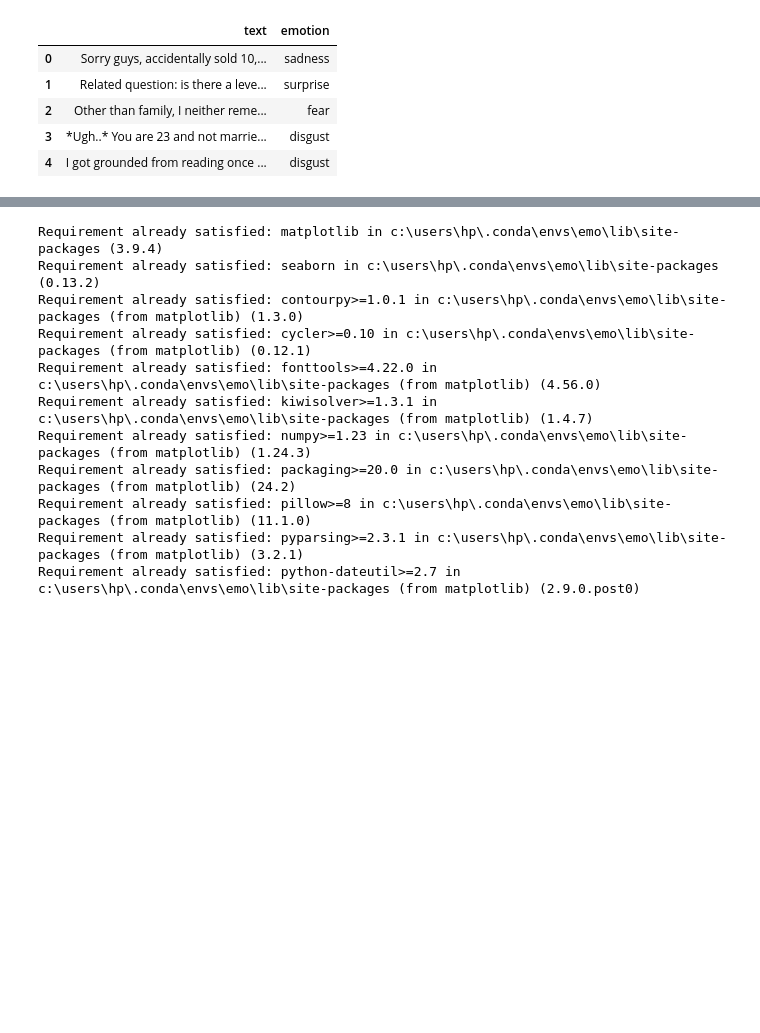
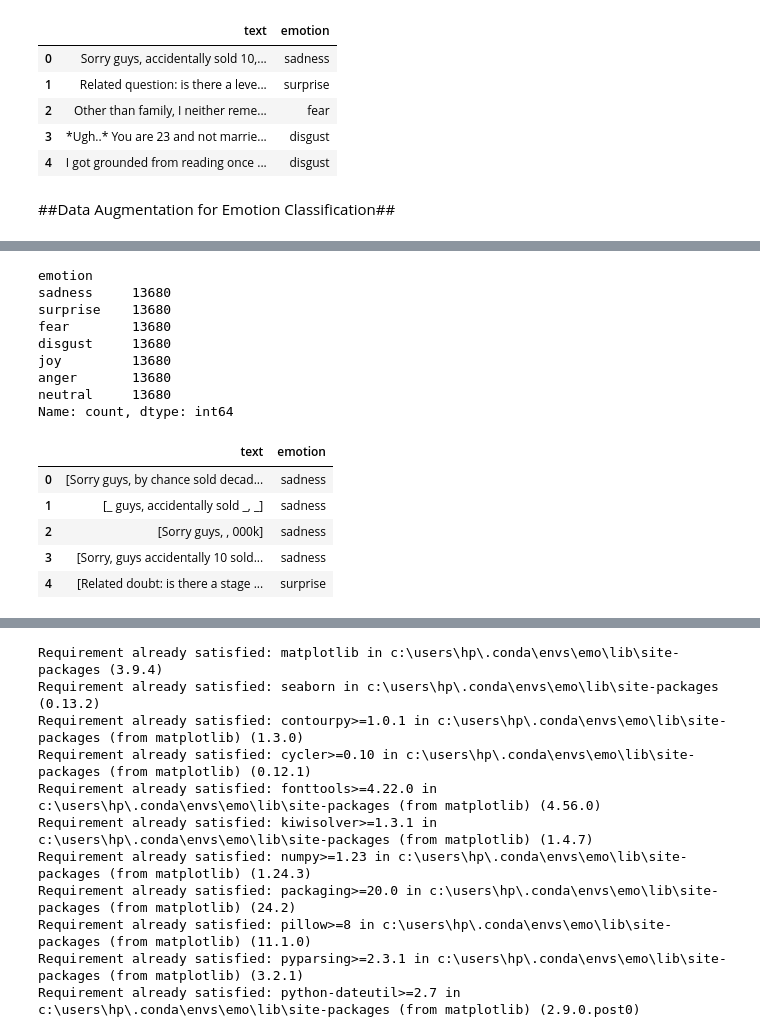
Before and after one commit to jayjiratta/VoxSent, a Jupyter notebook: train_6_emotions.ipynb, the cells around one changed output, grey strips where cells are left out. Saved outputs shown, nothing was run; the diff lists cells and outputs as text; code cells hidden in the pictures; blank space fills up the shorter version.

```diff
--- a/train_6_emotions.ipynb
+++ b/train_6_emotions.ipynb
@@ -74,3 +82,41 @@ Name: count, dtype: int64
 | 2 | Other than family, I neither reme... | fear |
 | 3 | *Ugh..* You are 23 and not marrie... | disgust |
 | 4 | I got grounded from reading once ... | disgust |
+# %% [markdown]
+##Data Augmentation for Emotion Classification##
+# %%
+import nltk
+import nlpaug.augmenter.word as naw
+nltk.data.path.append("nltk_data")
+nltk.download('averaged_perceptron_tagger_eng')
+
+df_aug = df_balanced.copy()
+
+syn_aug = naw.synonym.SynonymAug(aug_src='wordnet')
+sub_aug = naw.random.RandomWordAug(action='substitute')
+del_aug = naw.random.RandomWordAug(action='delete')
+swap_aug = naw.random.RandomWordAug(action='swap')
+
+def apply_augmentation(row):
+    text = row['text']
+    emotion = row['emotion']
+
+    augmented_texts = [
+        (syn_aug.augment(text), emotion),
+        (sub_aug.augment(text), emotion),
+        (del_aug.augment(text), emotion),
+        (swap_aug.augment(text), emotion),
+    ]
+
+    return augmented_texts
+
+augmented_data = []
+
+for _, row in df_aug.iterrows():
+    augmented_data.extend(apply_augmentation(row))
+
+augmented_df = pd.DataFrame(augmented_data, columns=['text', 'emotion'])
+
+print(augmented_df['emotion'].value_counts())
+augmented_df.head()
+# %% [output]
@@ -76,0 +126,15 @@ Name: count, dtype: int64
+emotion
+sadness     13680
+surprise    13680
+fear        13680
+disgust     13680
+joy         13680
+anger       13680
+neutral     13680
+Name: count, dtype: int64
+|  | text | emotion |
+| 0 | [Sorry guys, by chance sold decad... | sadness |
+| 1 | [_ guys, accidentally sold _, _] | sadness |
+| 2 | [Sorry guys, , 000k] | sadness |
+| 3 | [Sorry, guys accidentally 10 sold... | sadness |
+| 4 | [Related doubt: is there a stage ... | surprise |
```
Also changed, not shown: parts of 40 cells of this notebook, 19 other files.
